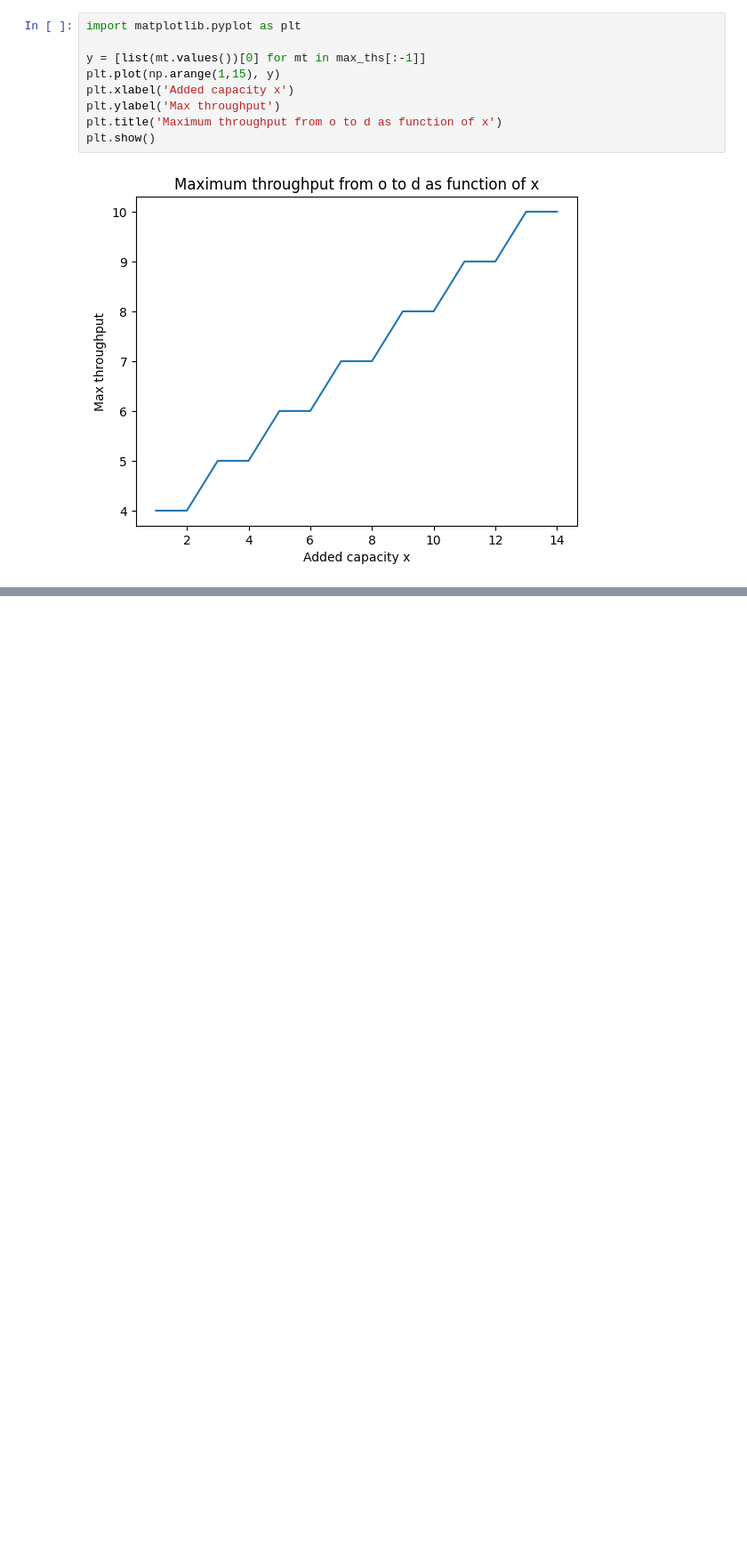
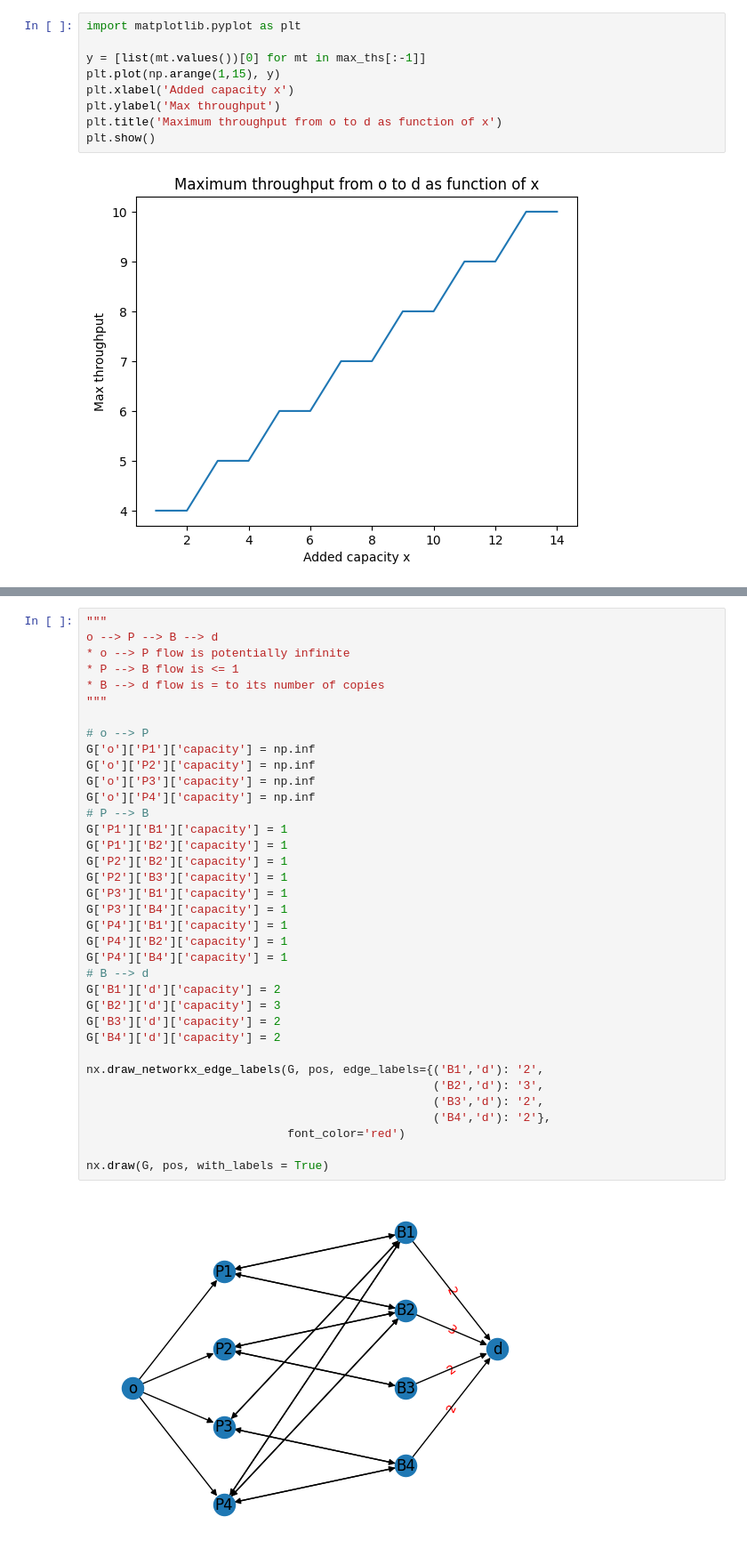
Before and after one commit to alecasel/Network-Dynamics-And-Learning, a Jupyter notebook: h1/Homework1.ipynb, the cells around one changed output, grey strips where cells are left out. Shown at 89% size. Drawn from its saved outputs; the diff is of its cells as text; blank space fills up the shorter version.

```diff
--- a/h1/Homework1.ipynb
+++ b/h1/Homework1.ipynb
@@ -188,0 +318,38 @@ plt.show()
+# %%
+"""
+o --> P --> B --> d
+* o --> P flow is potentially infinite
+* P --> B flow is <= 1
+* B --> d flow is = to its number of copies
+"""
+
+# o --> P
+G['o']['P1']['capacity'] = np.inf
+G['o']['P2']['capacity'] = np.inf
+G['o']['P3']['capacity'] = np.inf
+G['o']['P4']['capacity'] = np.inf
+# P --> B
+G['P1']['B1']['capacity'] = 1
+G['P1']['B2']['capacity'] = 1
+G['P2']['B2']['capacity'] = 1
+G['P2']['B3']['capacity'] = 1
+G['P3']['B1']['capacity'] = 1
+G['P3']['B4']['capacity'] = 1
+G['P4']['B1']['capacity'] = 1
+G['P4']['B2']['capacity'] = 1
+G['P4']['B4']['capacity'] = 1
+# B --> d
+G['B1']['d']['capacity'] = 2
+G['B2']['d']['capacity'] = 3
+G['B3']['d']['capacity'] = 2
+G['B4']['d']['capacity'] = 2
+
+nx.draw_networkx_edge_labels(G, pos, edge_labels={('B1','d'): '2',
+                                                  ('B2','d'): '3',
+                                                  ('B3','d'): '2',
+                                                  ('B4','d'): '2'},
+                             font_color='red')
+
+nx.draw(G, pos, with_labels = True)
+# %% [output]
+[figure, added]
```
Also changed, not shown: parts of 23 cells of this notebook.
